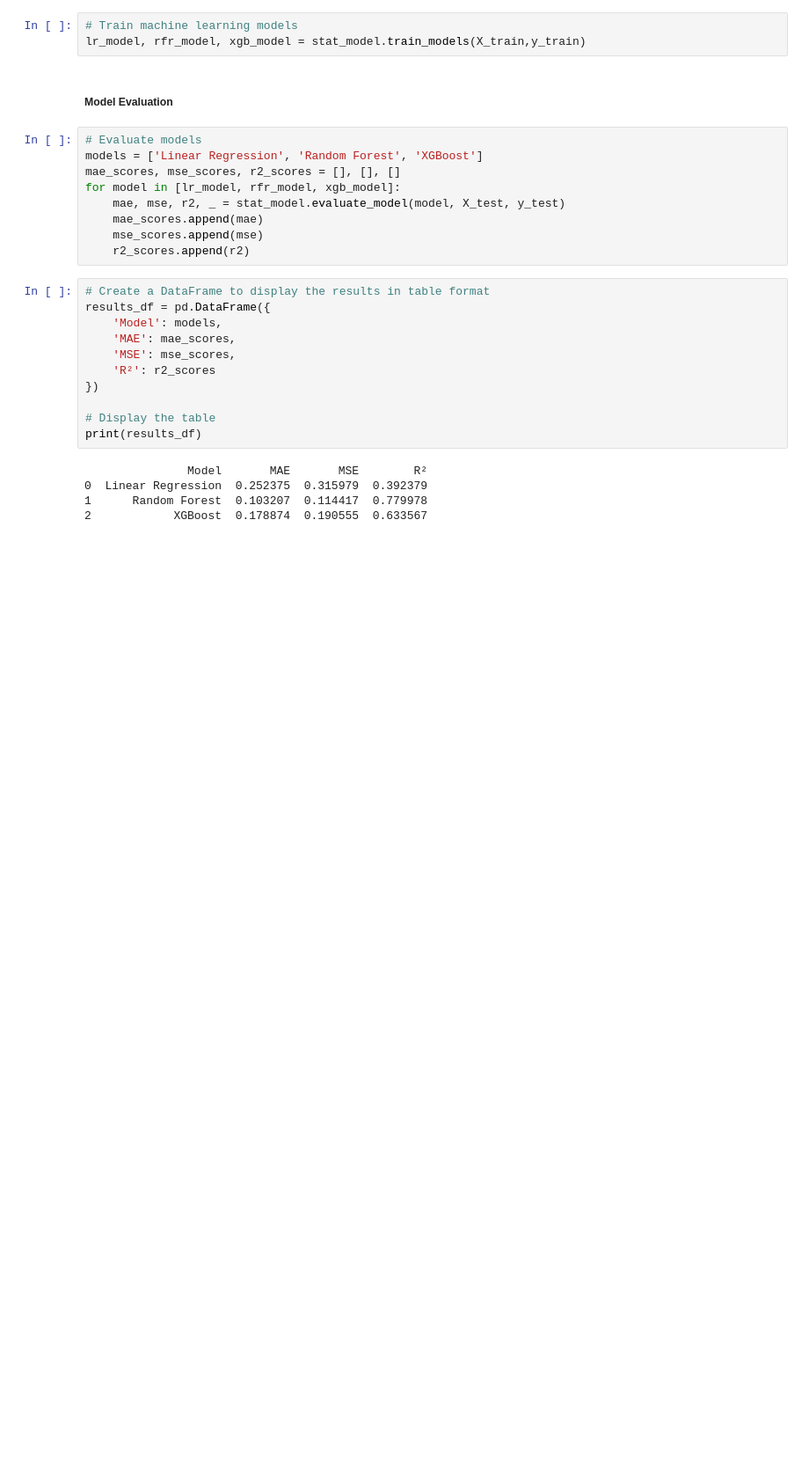
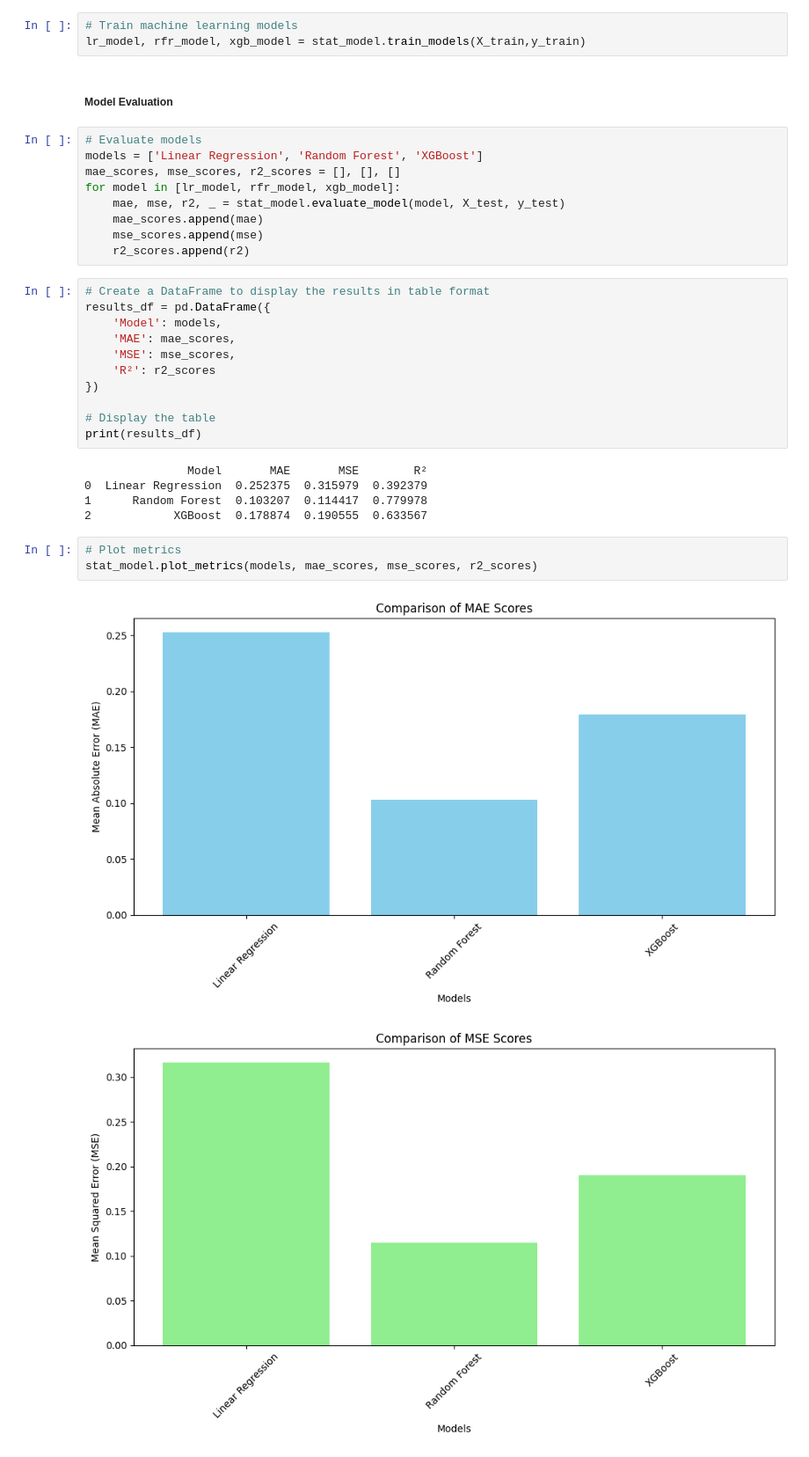
Before and after one commit to GetieBalew24/AlphaCare_Insurance_Solutions, a Jupyter notebook: notebooks/statstical_modeling.ipynb, the cells around one changed output. Shown: that part at 88% size. Saved outputs shown, nothing was run; the diff lists cells and outputs as text; blank space fills up the shorter version.

Commit message:
MAE Scores Comparison

```diff
--- a/notebooks/statstical_modeling.ipynb
+++ b/notebooks/statstical_modeling.ipynb
@@ -197,3 +197,9 @@ print(results_df)
 0  Linear Regression  0.252375  0.315979  0.392379
 1      Random Forest  0.103207  0.114417  0.779978
 2            XGBoost  0.178874  0.190555  0.633567
+# %%
+# Plot metrics
+stat_model.plot_metrics(models, mae_scores, mse_scores, r2_scores)
+# %% [output]
+[figure, added]
+[figure, added]
```
Also changed, not shown: parts of 1 cell of this notebook.
